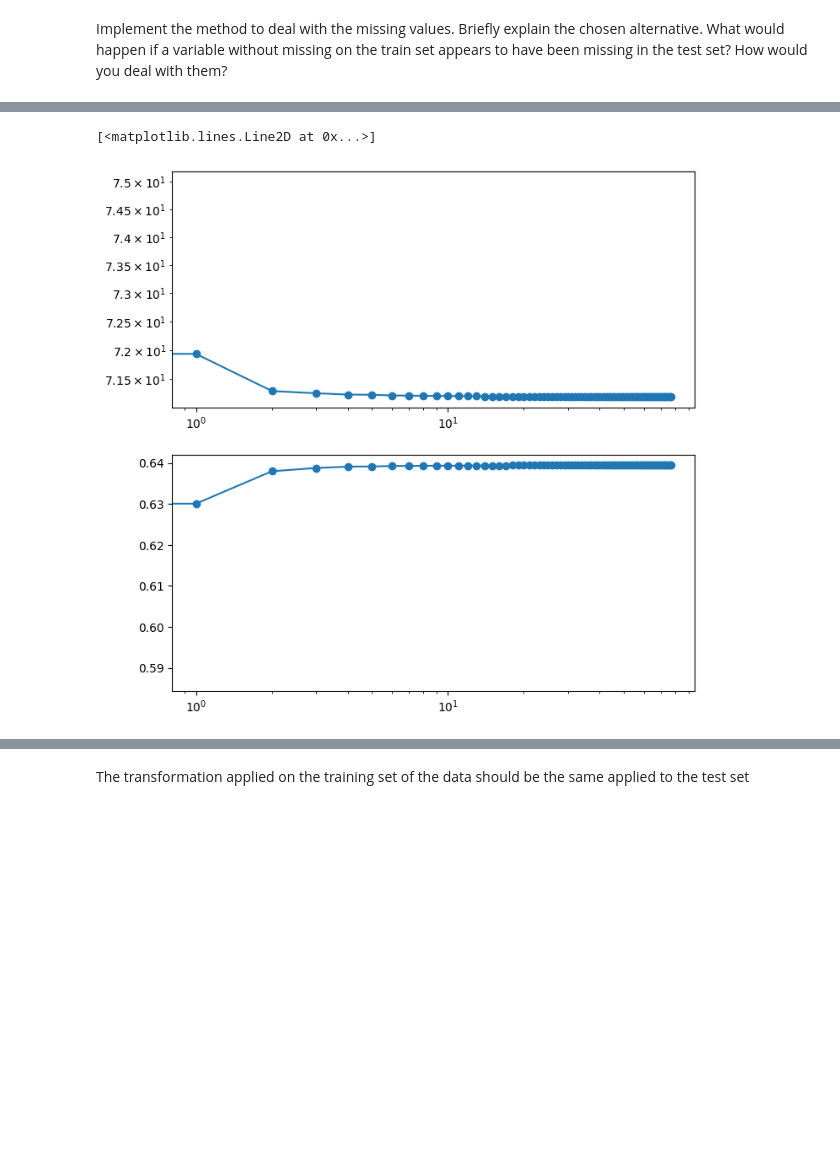
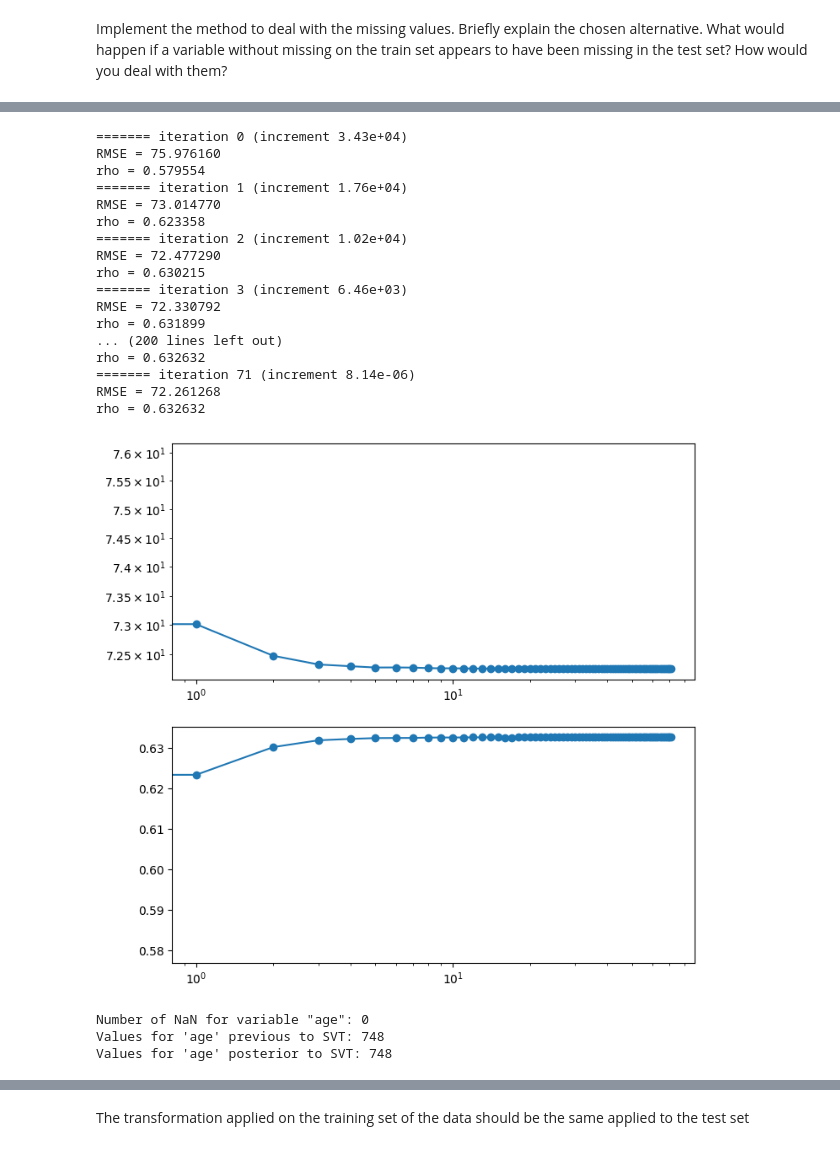
Before and after one commit to SailorGeorge/BiomedicalDataScience_LAB04, a Jupyter notebook: Lab4.ipynb, the cells around one changed output, grey strips where cells are left out. Drawn from its saved outputs; the diff is of its cells as text; code cells hidden in the pictures; blank space fills up the shorter version.

```diff
--- a/Lab4.ipynb
+++ b/Lab4.ipynb
@@ -344,0 +313,3 @@ X_test_categorical_mapped
+# %%
+X_train = X_train_categorical_mapped
+X_train
@@ -344,0 +330,3 @@ X_test_categorical_mapped
+# %%
+X_test = X_test_categorical_mapped
+X_test
@@ -358,21 +362,21 @@ X_full = pd.concat([X_train_categorical_mapped,X_test_categorical_mapped],ignore
 # %%
-def SVT(X_full, \
+def SVT(X_input, \
         n_max_iter = 100, \
         threshold = 1000, \
-        printing=True, \
+        show=True, \
         tt_split = 0.2,
         tolerance = 1e-5, \
         seed=seed):
 
-  X_full = X_full.to_numpy()
-  mat = X_full.shape
+  X_input = X_input.to_numpy()
+  mat = X_input.shape
 
   np.random.seed(seed) # for reproducibility
   indexes = np.random.permutation(mat[0])
 
 
 
-  X = X_full[indexes]
+  X = X_input.copy()[indexes]
 
 
   split = round(tt_split*mat[0])
@@ -419,7 +423,7 @@ def SVT(X_full, \
     RMSE_SVT_history.append(RMSE_SVT)
     pearson_SVT_history.append(pearson_SVT)
 
-    if printing:
+    if show:
       print('======= iteration %d (increment %1.2e)' % (k, increment))
       print('RMSE = %f' % RMSE_SVT)
       print('rho = %f' % pearson_SVT)
@@ -427,8 +431,25 @@ def SVT(X_full, \
     if tolerance > increment:
       break
 
+
   X_hat = X_hat.reshape(mat)
-  X_hat = X_hat[np.argsort(indexes)]
-  return X_hat, RMSE_SVT_history,pearson_SVT_history
+  X_hat_train = X_hat[split:].flatten()
+  X_hat_test = X_hat[:split].flatten()
 
-X_full,RMSE_SVT_history,pearson_SVT_history = SVT(X_full,printing=True)
+  X_hat_train[train_valid] = vals_train
+  X_hat_test[test_valid] = vals_test
+
+  X_hat = np.append(X_hat_train,X_hat_test)
+  X_hat = X_hat.reshape(mat)
+
+
+  X_hat = X_hat[-indexes]
+  X_hat = pd.DataFrame(data=X_hat,columns=df.columns.tolist()[:-1])
+  X_hat['age'] = X_hat['age'].astype(int)
+
+  if show:
+    fig, axs = plt.subplots(2,1,figsize = (8,8))
+    axs[0].loglog(RMSE_SVT_history, 'o-')
+    axs[1].semilogx(pearson_SVT_history, 'o-')
+
+  return X_hat
@@ -453,7 +456,31 @@ rho = 0.639430
-# %%
-fig, axs = plt.subplots(2,1,figsize = (8,8))
-axs[0].loglog(RMSE_SVT_history, 'o-')
-axs[1].semilogx(pearson_SVT_history, 'o-')
-# %% [output]
-[<matplotlib.lines.Line2D at 0x...>]
-[figure, removed]
+# %%
+# Train Dataset SVT
+X_train_prev = X_train
+X_train = SVT(X_train_prev,show=True)
+# %% [output]
+======= iteration 0 (increment 3.43e+04)
+RMSE = 75.976160
+rho = 0.579554
+======= iteration 1 (increment 1.76e+04)
+RMSE = 73.014770
+rho = 0.623358
+======= iteration 2 (increment 1.02e+04)
+RMSE = 72.477290
+rho = 0.630215
+======= iteration 3 (increment 6.46e+03)
+RMSE = 72.330792
+rho = 0.631899
+... (200 lines left out)
+rho = 0.632632
+======= iteration 71 (increment 8.14e-06)
+RMSE = 72.261268
+rho = 0.632632
+[figure, added]
+# %%
+print(f"Number of NaN for variable \"age\": {(X_train_prev['age'].isnull()).sum()}")
+print(f"Values for 'age' previous to SVT: {(X_train_prev['age'] == 65).sum()}")
+print(f"Values for 'age' posterior to SVT: {(X_train['age'] == 65).sum()}")
+# %% [output]
+Number of NaN for variable "age": 0
+Values for 'age' previous to SVT: 748
+Values for 'age' posterior to SVT: 748
```
Also changed, not shown: parts of 8 cells of this notebook.
